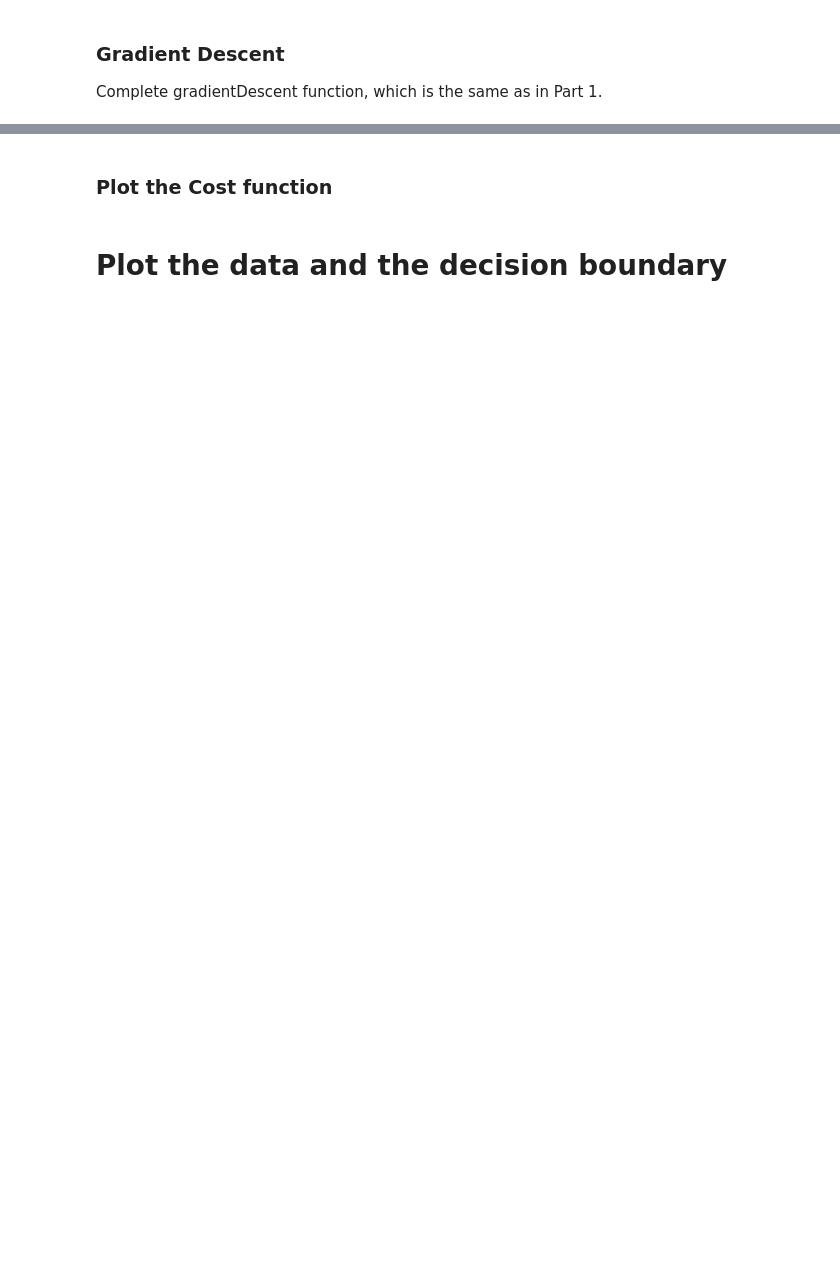
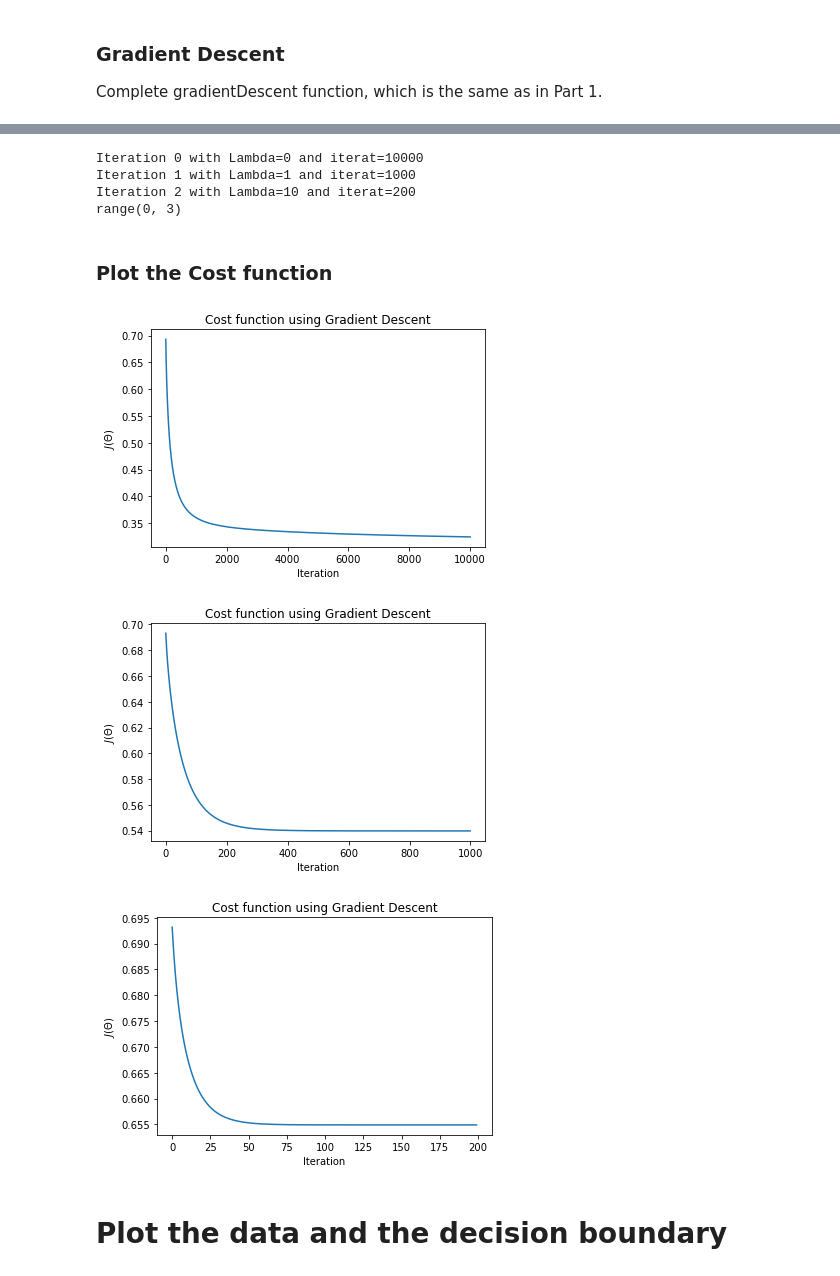
Before and after one commit to pedrovt/aa-labs, a Jupyter notebook: Lab3-LogisticRegression/ML_Regularized_LogReg.ipynb, the cells around one changed output, grey strips where cells are left out. Drawn from its saved outputs; the diff is of its cells as text; code cells hidden in the pictures; blank space fills up the shorter version.

```diff
--- a/Lab3-LogisticRegression/ML_Regularized_LogReg.ipynb
+++ b/Lab3-LogisticRegression/ML_Regularized_LogReg.ipynb
@@ -100,10 +139,10 @@ def sigmoid(z):
     """
 
     #number of training examples
-    m=?
+    m = y.shape[0]
 
     #vector of the model predictions for all training examples
-    h = ?
+    h = sigmoid(np.dot(X,theta)) # <--- ! NP DOT
 
     error = (-y * np.log(h)) - ((1-y)*np.log(1-h))
 
@@ -149,16 +191,16 @@ def gradientDescent(X,y,theta,alpha,num_iters,Lambda):
 
     return theta and the list of the cost of theta during each iteration
     """
-
-    J_history =[]
+    J_history = []
 
     for i in range(num_iters):
 
         #call CostFunctionReg
-        cost, grad = ?
+        cost, grad = costFunctionReg(X, y, theta, Lambda)
 
         #update theta
-        theta = ?
+        descent = alpha * grad ### <---- no need to multiply by 1/m since its already done in the cost function
+        theta = theta - descent
 
         J_history.append(cost)
 
@@ -193,19 +235,41 @@ Make tests with different values of λ, keeping the learning rate alpha=0.5. Get
 <caption><center> **Fig. 7** : **Cost function evolution (λ = 10, 200 iterations !!!)** </center></caption>
 <img src="images/L10_a05_it200_plot1.png" style="width:250px;height:200px;">
 <caption><center> **Fig. 8** : **λ = 10,Train Accuracy: 71.20 %** </center></caption>
-# %%
-Lambda =?
-alpha=?
-iterat=?
-initial_theta = ?
-theta , J_history = gradientDescent(Xmap,y,initial_theta,alpha,iterat,Lambda)
+# %%
+Lambda = [0, 1, 10]
+alpha= 0.5
+iterat= [10000, 1000, 200]
+
+theta_values     = []
+J_history_values = []
+
+
+for i in range(0, len(Lambda)):
+    print("Iteration {} with Lambda={} and iterat={}".format(i, Lambda[i], iterat[i]) )
+    initial_theta = np.zeros((Xmap.shape[1], 1))
+    theta , J_history = gradientDescent(Xmap,y,initial_theta,alpha,iterat[i],Lambda[i])
+
+    theta_values.append(theta)
+    J_history_values.append(J_history)
+# %% [output]
+Iteration 0 with Lambda=0 and iterat=10000
+Iteration 1 with Lambda=1 and iterat=1000
+Iteration 2 with Lambda=10 and iterat=200
+range(0, 3)
 # %% [markdown]
 ### Plot the Cost function
 # %%
-plt.plot(J_history)
-plt.xlabel("Iteration")
-plt.ylabel("$J(\Theta)$")
-plt.title("Cost function using Gradient Descent")
+for i in range(0, len(Lambda)):
+
+    plt.plot(J_history_values[i])
+    plt.xlabel("Iteration")
+    plt.ylabel("$J(\Theta)$")
+    plt.title("Cost function using Gradient Descent")
+    plt.show()
+# %% [output]
+[figure, added]
+[figure, added]
+[figure, added]
 # %% [markdown]
 # Plot the data and the decision boundary
 # %%
```
Also changed, not shown: parts of 9 cells of this notebook.
